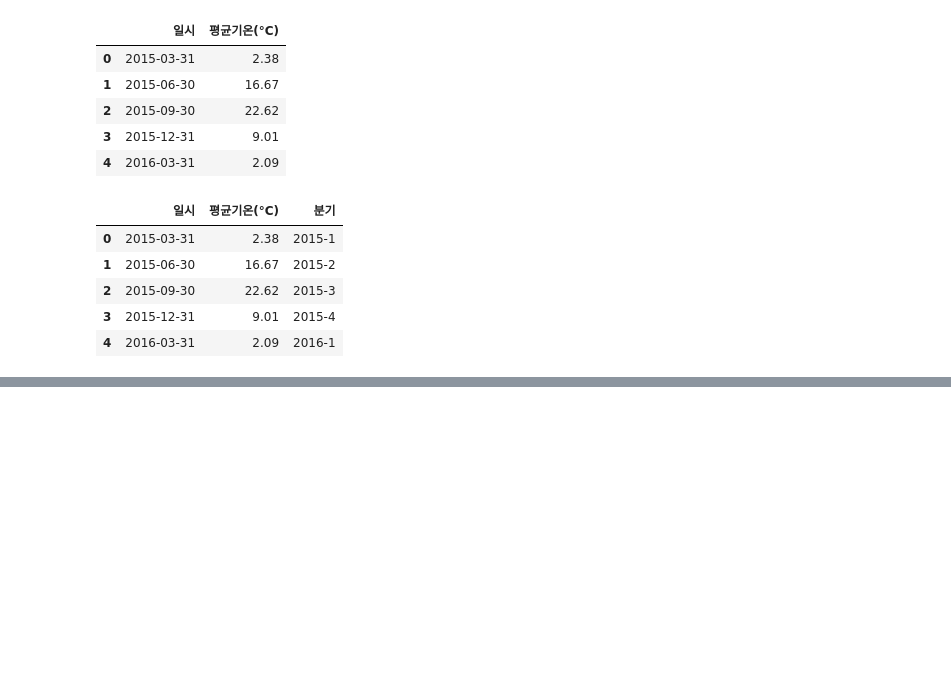
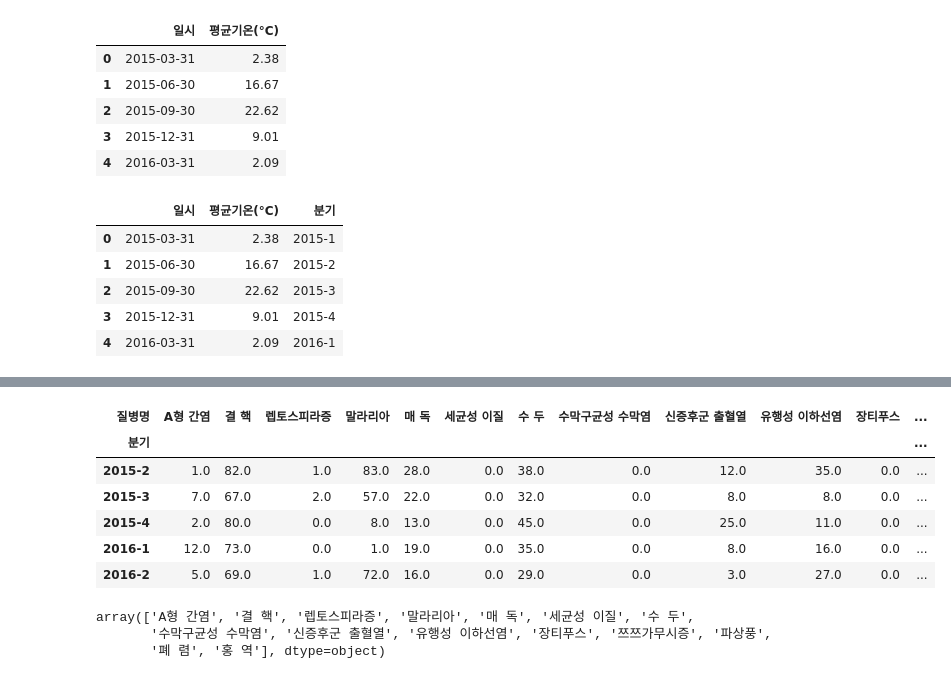
Before and after one commit to thdfydgh/MilitaryProjectDA, a Jupyter notebook: [Project]_날씨_변화에_따른_군_감영볌_정보_EDA_분석_및_데이터_시각화.ipynb, the cells around one changed output, grey strips where cells are left out. Saved outputs shown, nothing was run; the diff lists cells and outputs as text; code cells hidden in the pictures; blank space fills up the shorter version.

```diff
--- a/[Project]_날씨_변화에_따른_군_감영볌_정보_EDA_분석_및_데이터_시각화.ipynb
+++ b/[Project]_날씨_변화에_따른_군_감영볌_정보_EDA_분석_및_데이터_시각화.ipynb
@@ -401,0 +577,18 @@ plt.tight_layout()
+# %%
+# 감염병별로 현황을 비교하기 위해 피봇 테이블 생성
+df_disease4 = df_temp2.pivot_table(values = '현황', index = '분기', columns = '질병명')
+df_disease4.head()
+# %% [output]
+| 질병명 | A형 간염 | 결 핵 | 렙토스피라증 | 말라리아 | 매 독 | 세균성 이질 | 수 두 | 수막구균성 수막염 | 신증후군 출혈열 | 유행성 이하선염 | 장티푸스 | ... |
+| 분기 |  |  |  |  |  |  |  |  |  |  |  | ... |
+| 2015-2 | 1.0 | 82.0 | 1.0 | 83.0 | 28.0 | 0.0 | 38.0 | 0.0 | 12.0 | 35.0 | 0.0 | ... |
+| 2015-3 | 7.0 | 67.0 | 2.0 | 57.0 | 22.0 | 0.0 | 32.0 | 0.0 | 8.0 | 8.0 | 0.0 | ... |
+| 2015-4 | 2.0 | 80.0 | 0.0 | 8.0 | 13.0 | 0.0 | 45.0 | 0.0 | 25.0 | 11.0 | 0.0 | ... |
+| 2016-1 | 12.0 | 73.0 | 0.0 | 1.0 | 19.0 | 0.0 | 35.0 | 0.0 | 8.0 | 16.0 | 0.0 | ... |
+| 2016-2 | 5.0 | 69.0 | 1.0 | 72.0 | 16.0 | 0.0 | 29.0 | 0.0 | 3.0 | 27.0 | 0.0 | ... |
+# %%
+df_disease4.columns.values
+# %% [output]
+array(['A형 간염', '결 핵', '렙토스피라증', '말라리아', '매 독', '세균성 이질', '수 두',
+       '수막구균성 수막염', '신증후군 출혈열', '유행성 이하선염', '장티푸스', '쯔쯔가무시증', '파상풍',
+       '폐 렴', '홍 역'], dtype=object)
```
Also changed, not shown: parts of 21 cells of this notebook.
